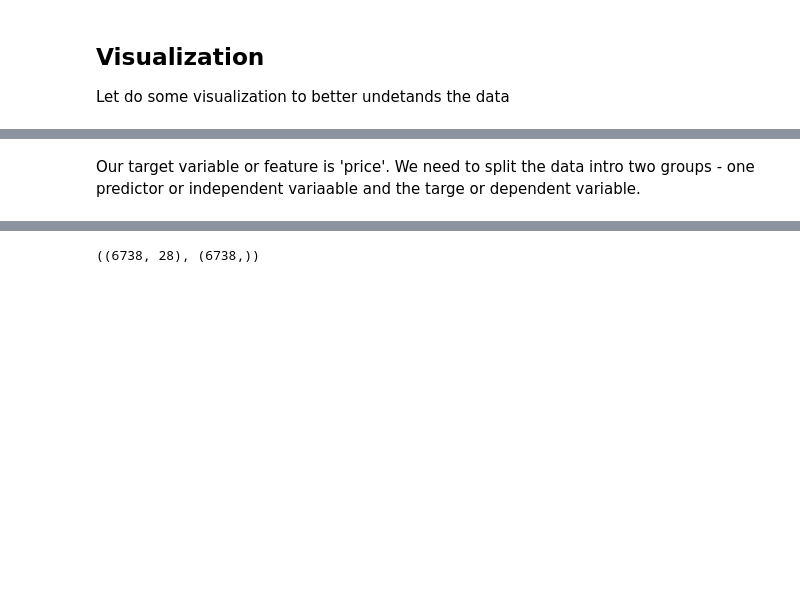
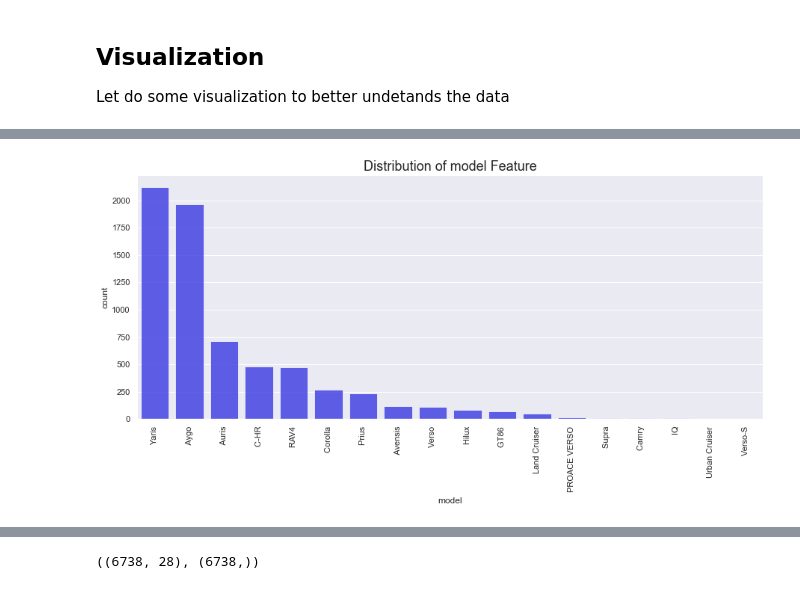
Before and after one commit to marsuconn/used-car-price-prediction, a Jupyter notebook: car-price-prediction.ipynb, the cells around one changed output, grey strips where cells are left out. Saved outputs shown, nothing was run; the diff lists cells and outputs as text; code cells hidden in the pictures; blank space fills up the shorter version.

```diff
--- a/car-price-prediction.ipynb
+++ b/car-price-prediction.ipynb
@@ -11,3 +0,0 @@ import seaborn as sns
-# %%
-# I saved the data in the same directory I am working on. A better prractice would be to saved them in a seperate folder.
-df=pd.read_csv("toyota.csv")
@@ -259,2 +216,0 @@ df_new.head()
-# %% [markdown]
-Our target variable or feature is 'price'. We need to split the data intro two groups - one predictor or independent variaable and the targe or dependent variable.
@@ -266,0 +217,5 @@ y = np.array(y) # we do not really need to reshape because there are multiple fe
+# %%
+# Check the distribuiont of model column
+freq_dist(df,'model')
+# %% [output]
+[figure, added]
```
Also changed, not shown: parts of 131 cells of this notebook.
